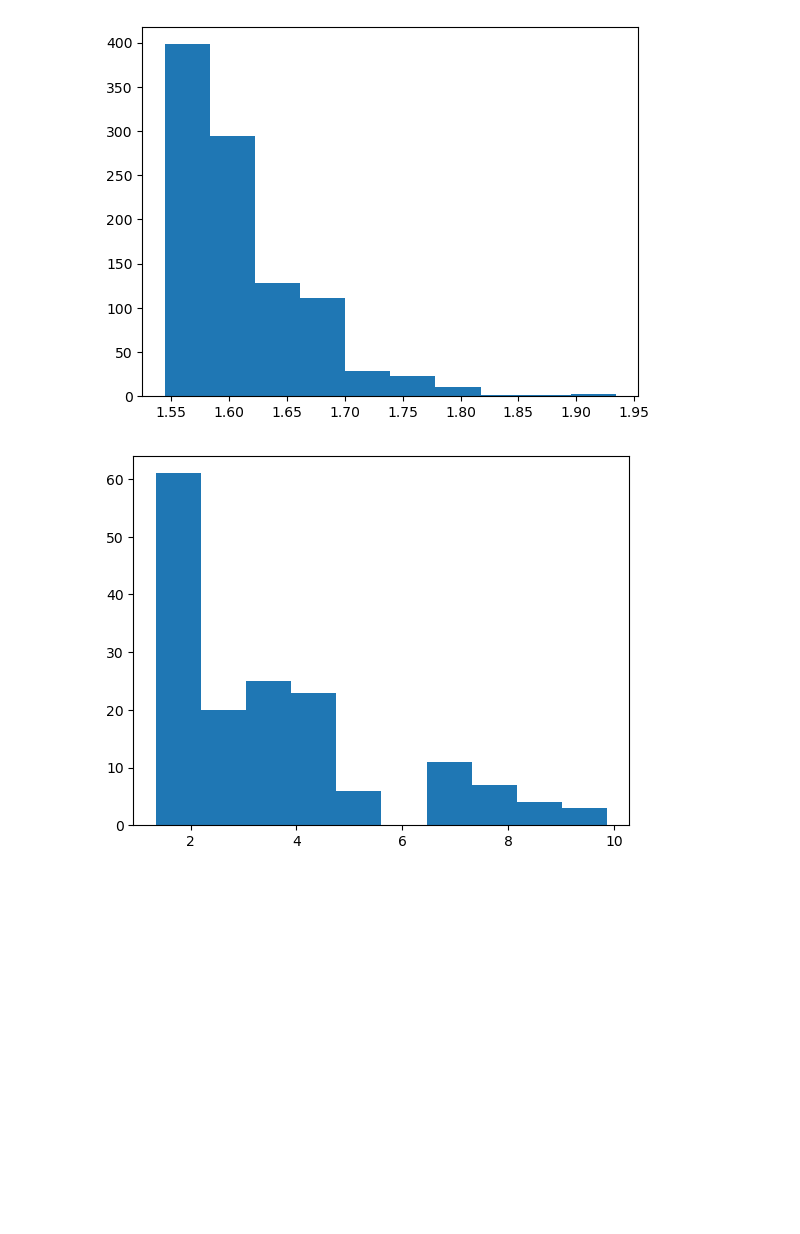
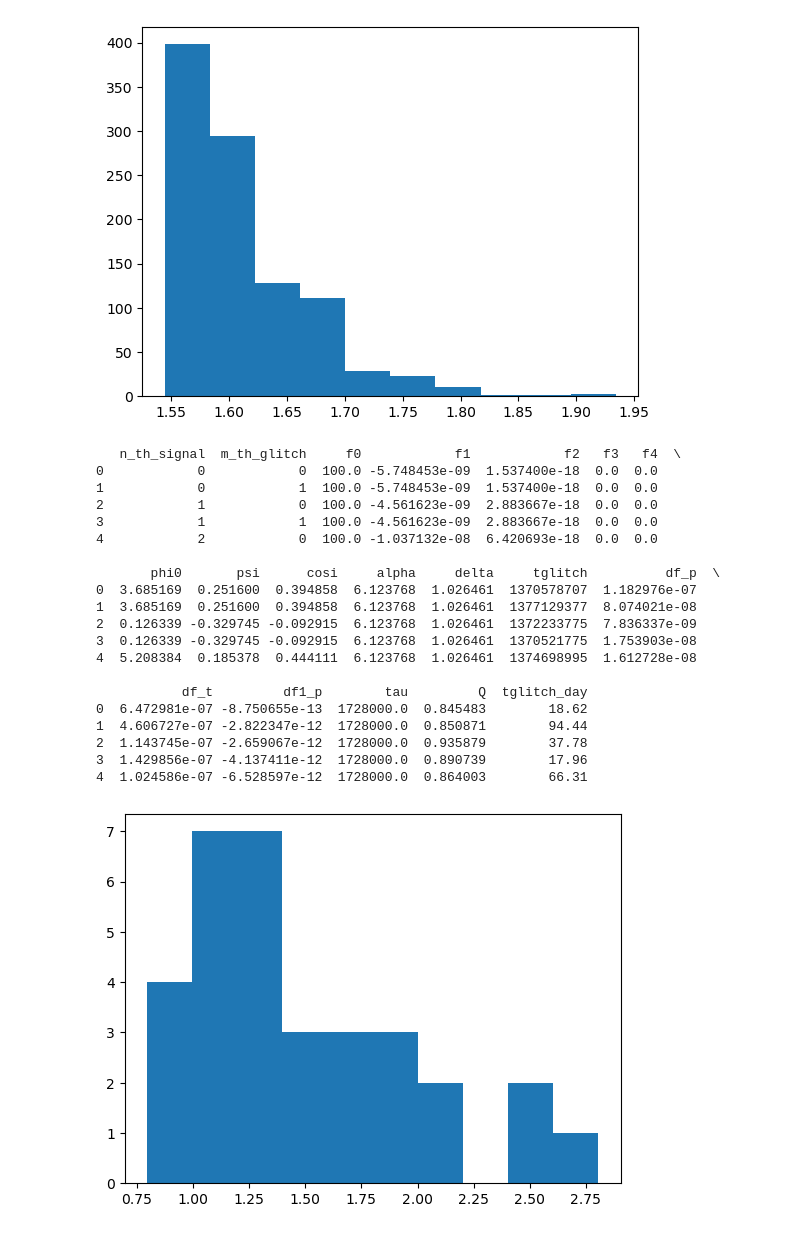
Before and after one commit to damondmc/simGlitch, a Jupyter notebook: search_setup.ipynb, the cells around one changed output. Drawn from its saved outputs; the diff is of its cells as text; code cells hidden in the pictures; blank space fills up the shorter version.

Commit message:
include tglitch range

```diff
--- a/search_setup.ipynb
+++ b/search_setup.ipynb
@@ -142,16 +144,62 @@ print(d1[1].data['mean2F'][:5], d2[1].data['mean2F'][:5])
 plt.hist((d2[1].data['mean2F'])/d1[1].data['mean2F'])
 plt.show()
 # %%
-res = []
+import numpy as np
+import pandas as pd
+import matplotlib.pyplot as plt
+
+df = pd.read_csv('./data/with_glitch_goodCase/100-100Hz/signal_glitch_params.csv')
+# Display the first few rows
+print(df.head())
+
+
+n_glitch = 2 # n glitch per signal
+
+f0 = df['f0'][::2] # size of 32
+f1 = df['f1'][::2]
+f2 = df['f2'][::2]
+
+df_p = df['df_p'] # size of 64
+df_t = df['df_t']
+df1_p = df['df1_p']
+q = df['Q']
+
+
+
+a = []
+b = []
 for i in range(32):
-    d1 = fits.open(f'./results/5d/no_glitch_CW{i}.fts')
-    d2 = fits.open(f'./results/5d/with_glitch_CW{i}.fts')
+    d1 = fits.open(f'./results/5d/no_glitch/100-100Hz/no_glitch_CW{i}.fts')
+    d2 = fits.open(f'./results/5d/with_glitch_goodCase/100-100Hz/with_glitch_goodCase_CW{i}.fts')
 
-    r = d1[1].data['mean2F'][:5]/d2[1].data['mean2F'][:5]
-    res.append(r)
+    a.append(d1[1].data['mean2F'][:1])
+    b.append(d2[1].data['mean2F'][:1])
 
-plt.hist(np.concatenate(res))
+a = np.concatenate(a)
+b = np.concatenate(b)
+
+plt.hist(a/b)
 #plt.xscale('log')
 plt.show()
 # %% [output]
+   n_th_signal  m_th_glitch     f0            f1            f2   f3   f4  \
+0            0            0  100.0 -5.748453e-09  1.537400e-18  0.0  0.0
+1            0            1  100.0 -5.748453e-09  1.537400e-18  0.0  0.0
+2            1            0  100.0 -4.561623e-09  2.883667e-18  0.0  0.0
+3            1            1  100.0 -4.561623e-09  2.883667e-18  0.0  0.0
+4            2            0  100.0 -1.037132e-08  6.420693e-18  0.0  0.0
+
+       phi0       psi      cosi     alpha     delta     tglitch          df_p  \
+0  3.685169  0.251600  0.394858  6.123768  1.026461  1370578707  1.182976e-07
+1  3.685169  0.251600  0.394858  6.123768  1.026461  1377129377  8.074021e-08
+2  0.126339 -0.329745 -0.092915  6.123768  1.026461  1372233775  7.836337e-09
+3  0.126339 -0.329745 -0.092915  6.123768  1.026461  1370521775  1.753903e-08
+4  5.208384  0.185378  0.444111  6.123768  1.026461  1374698995  1.612728e-08
+
+           df_t         df1_p        tau         Q  tglitch_day
+0  6.472981e-07 -8.750655e-13  1728000.0  0.845483        18.62
+1  4.606727e-07 -2.822347e-12  1728000.0  0.850871        94.44
+2  1.143745e-07 -2.659067e-12  1728000.0  0.935879        37.78
+3  1.429856e-07 -4.137411e-12  1728000.0  0.890739        17.96
+4  1.024586e-07 -6.528597e-12  1728000.0  0.864003        66.31
-[figure, old version]
+[figure, new version]
```
Also changed, not shown: parts of 35 cells of this notebook, 13 other files.
